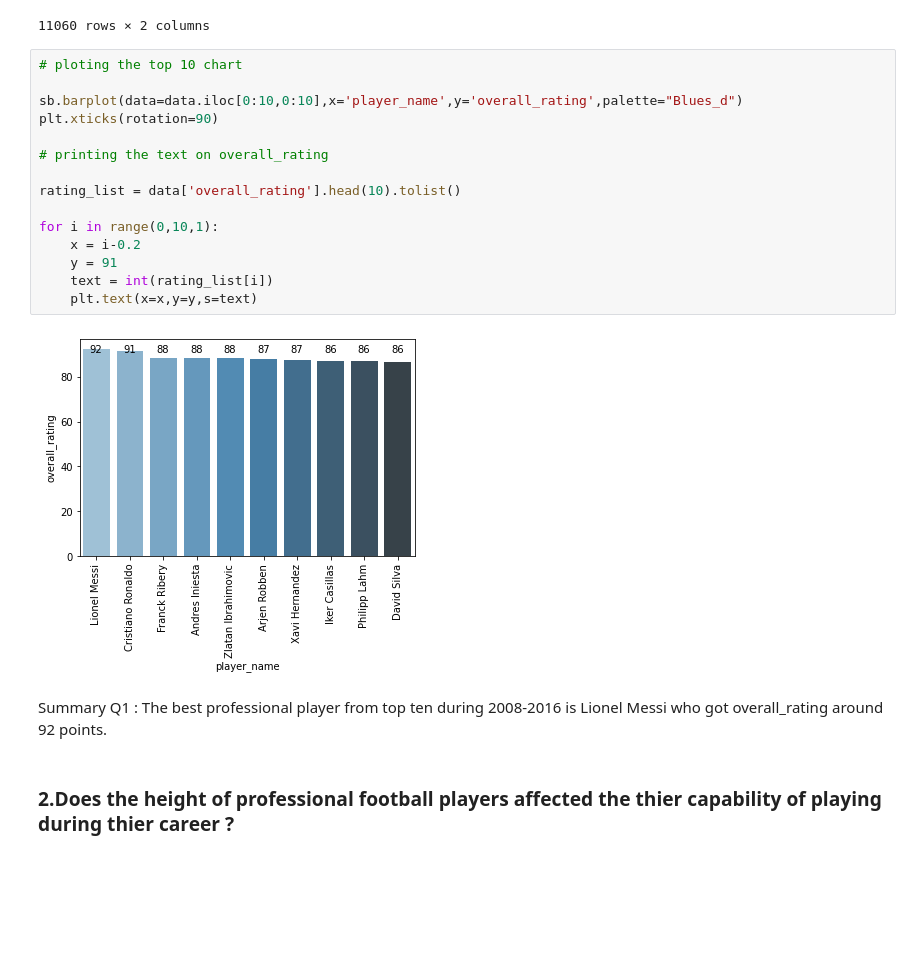
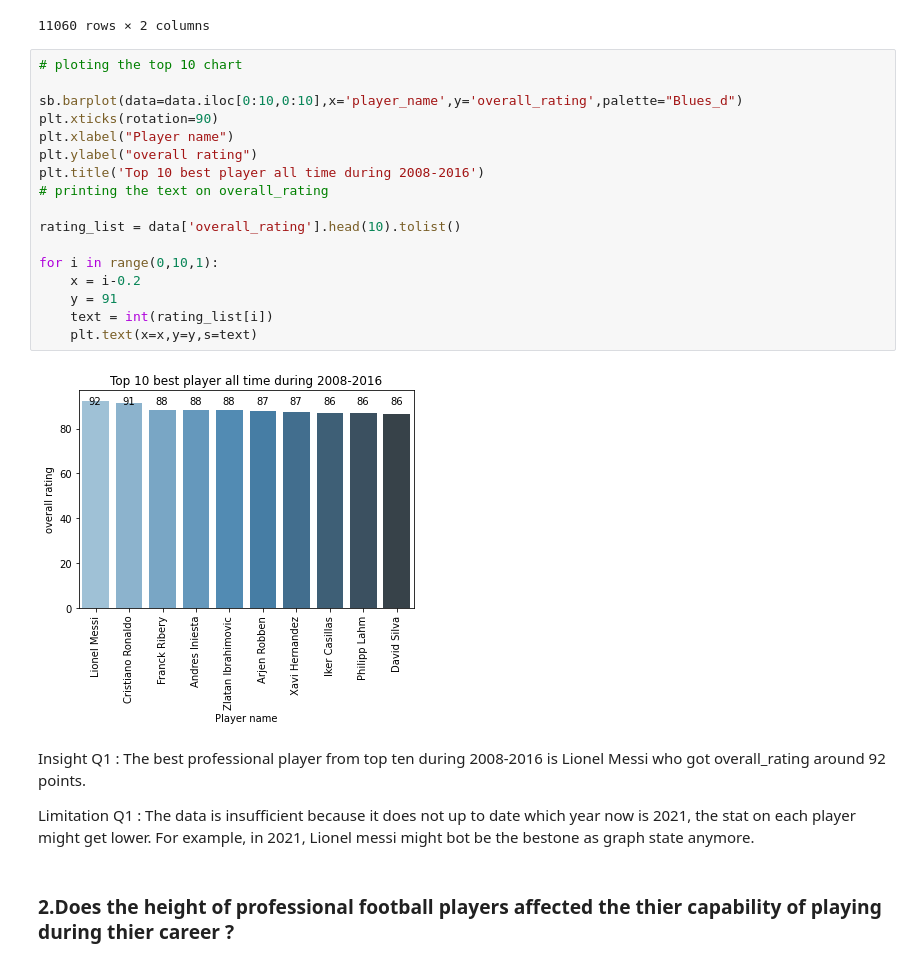
Before and after one commit to Panuvat-Dan/Investigate-a-dataset, a Jupyter notebook: investigate-a-dataset-template.ipynb, the cells around one changed output. Drawn from its saved outputs; the diff is of its cells as text; blank space fills up the shorter version.

```diff
--- a/investigate-a-dataset-template.ipynb
+++ b/investigate-a-dataset-template.ipynb
@@ -477,22 +480,26 @@ data
 # %%
 # ploting the top 10 chart
 
 sb.barplot(data=data.iloc[0:10,0:10],x='player_name',y='overall_rating',palette="Blues_d")
 plt.xticks(rotation=90)
-
+plt.xlabel("Player name")
+plt.ylabel("overall rating")
+plt.title('Top 10 best player all time during 2008-2016')
 # printing the text on overall_rating
 
 rating_list = data['overall_rating'].head(10).tolist()
 
 for i in range(0,10,1):
     x = i-0.2
     y = 91
     text = int(rating_list[i])
     plt.text(x=x,y=y,s=text)
 # %% [output]
-[figure, old version]
+[figure, new version]
 # %% [markdown]
-Summary Q1 : The best professional player from top ten during 2008-2016 is Lionel Messi who got overall_rating around 92 points.
+Insight Q1 : The best professional player from top ten during 2008-2016 is Lionel Messi who got overall_rating around 92 points.
+
+Limitation Q1 : The data is insufficient because it does not up to date which year now is 2021, the stat on each player might get lower. For example, in 2021, Lionel messi might bot be the bestone as graph state anymore.
 # %% [markdown]
 ### 2.Does the height of professional football players affected the thier capability of playing during thier career ?
 # %%
```
Also changed, not shown: parts of 3 cells of this notebook, 1 other file.
